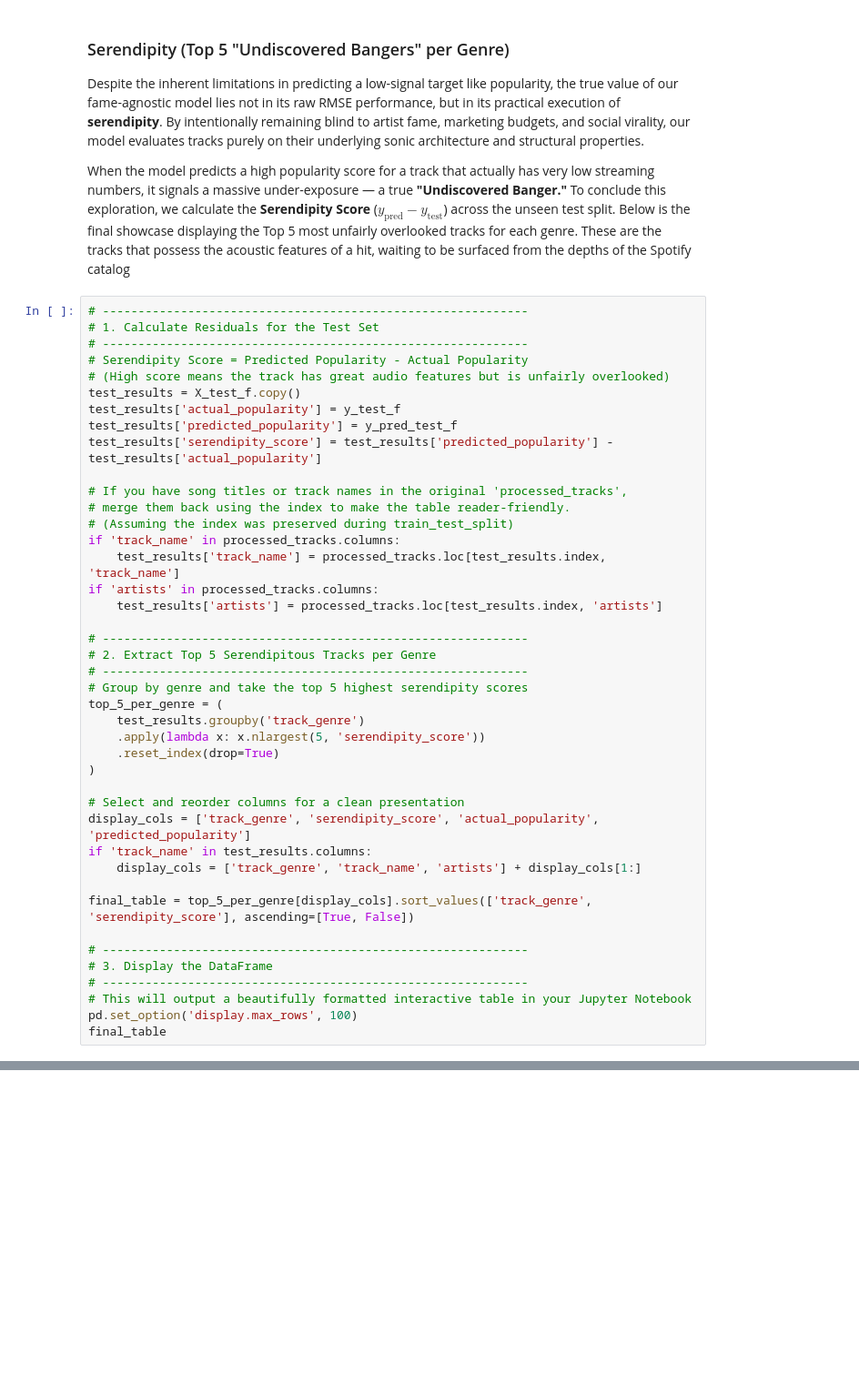
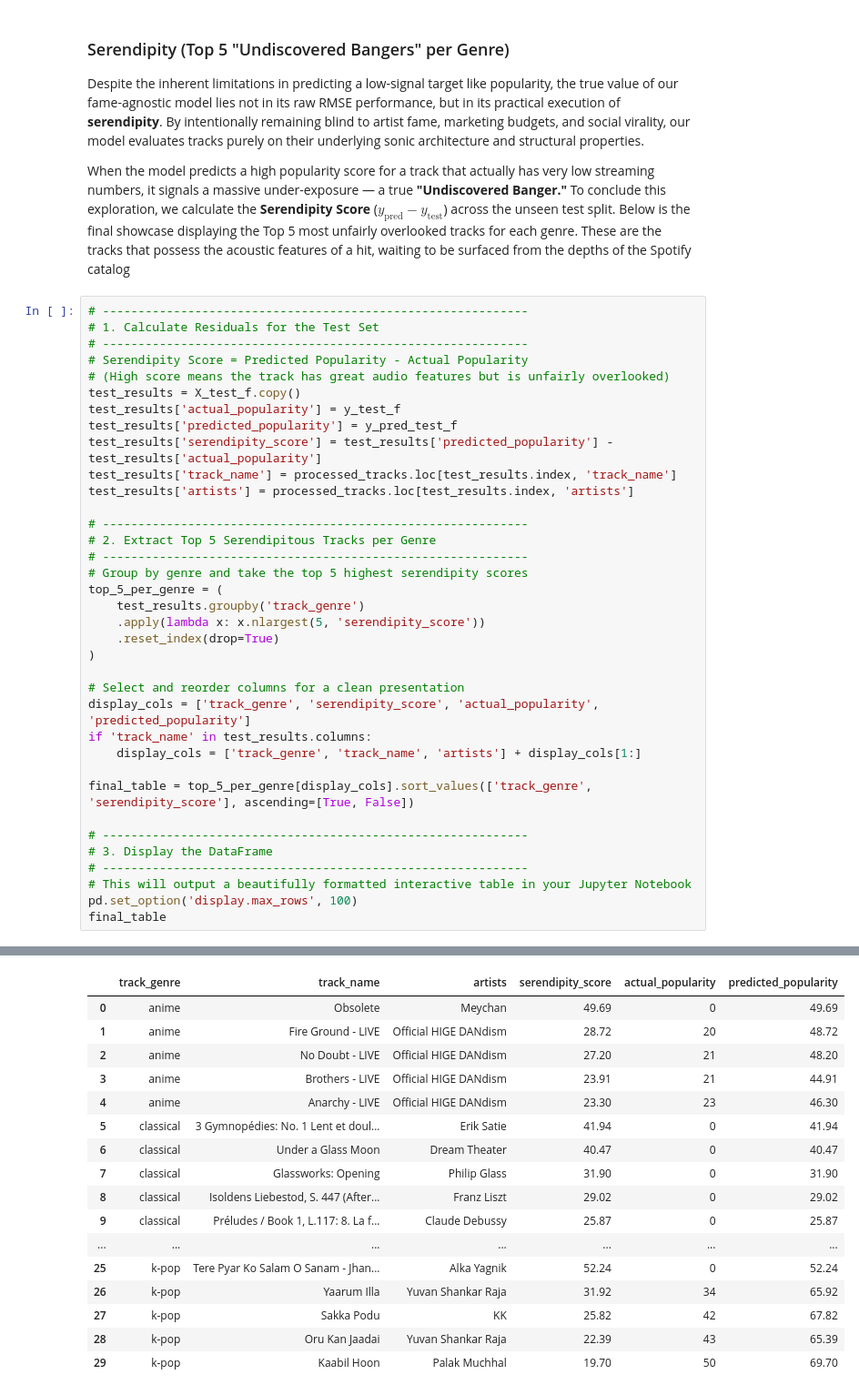
Before and after one commit to t3-sketch/Serendipity_Exploration, a Jupyter notebook: template.ipynb, the cells around one changed output, grey strips where cells are left out. Shown at 91% size. Saved outputs shown, nothing was run; the diff lists cells and outputs as text; blank space fills up the shorter version.

```diff
--- a/template.ipynb
+++ b/template.ipynb
@@ -1138,14 +1266,8 @@ test_results = X_test_f.copy()
 test_results['actual_popularity'] = y_test_f
 test_results['predicted_popularity'] = y_pred_test_f
 test_results['serendipity_score'] = test_results['predicted_popularity'] - test_results['actual_popularity']
-
-# If you have song titles or track names in the original 'processed_tracks',
-# merge them back using the index to make the table reader-friendly.
-# (Assuming the index was preserved during train_test_split)
-if 'track_name' in processed_tracks.columns:
-    test_results['track_name'] = processed_tracks.loc[test_results.index, 'track_name']
-if 'artists' in processed_tracks.columns:
-    test_results['artists'] = processed_tracks.loc[test_results.index, 'artists']
+test_results['track_name'] = processed_tracks.loc[test_results.index, 'track_name']
+test_results['artists'] = processed_tracks.loc[test_results.index, 'artists']
 
 # ------------------------------------------------------------
 # 2. Extract Top 5 Serendipitous Tracks per Genre
@@ -1170,3 +1292,4 @@ final_table = top_5_per_genre[display_cols].sort_values(['track_genre', 'serendi
 # This will output a beautifully formatted interactive table in your Jupyter Notebook
 pd.set_option('display.max_rows', 100)
 final_table
+# %% [output]
@@ -1172,0 +1297,17 @@ final_table
+|  | track_genre | track_name | artists | serendipity_score | actual_popularity | predicted_popularity |
+| 0 | anime | Obsolete | Meychan | 49.69 | 0 | 49.69 |
+| 1 | anime | Fire Ground - LIVE | Official HIGE DANdism | 28.72 | 20 | 48.72 |
+| 2 | anime | No Doubt - LIVE | Official HIGE DANdism | 27.20 | 21 | 48.20 |
+| 3 | anime | Brothers - LIVE | Official HIGE DANdism | 23.91 | 21 | 44.91 |
+| 4 | anime | Anarchy - LIVE | Official HIGE DANdism | 23.30 | 23 | 46.30 |
+| 5 | classical | 3 Gymnopédies: No. 1 Lent et doul... | Erik Satie | 41.94 | 0 | 41.94 |
+| 6 | classical | Under a Glass Moon | Dream Theater | 40.47 | 0 | 40.47 |
+| 7 | classical | Glassworks: Opening | Philip Glass | 31.90 | 0 | 31.90 |
+| 8 | classical | Isoldens Liebestod, S. 447 (After... | Franz Liszt | 29.02 | 0 | 29.02 |
+| 9 | classical | Préludes / Book 1, L.117: 8. La f... | Claude Debussy | 25.87 | 0 | 25.87 |
+| ... | ... | ... | ... | ... | ... | ... |
+| 25 | k-pop | Tere Pyar Ko Salam O Sanam - Jhan... | Alka Yagnik | 52.24 | 0 | 52.24 |
+| 26 | k-pop | Yaarum Illa | Yuvan Shankar Raja | 31.92 | 34 | 65.92 |
+| 27 | k-pop | Sakka Podu | KK | 25.82 | 42 | 67.82 |
+| 28 | k-pop | Oru Kan Jaadai | Yuvan Shankar Raja | 22.39 | 43 | 65.39 |
+| 29 | k-pop | Kaabil Hoon | Palak Muchhal | 19.70 | 50 | 69.70 |
```
Also changed, not shown: parts of 27 cells of this notebook.
